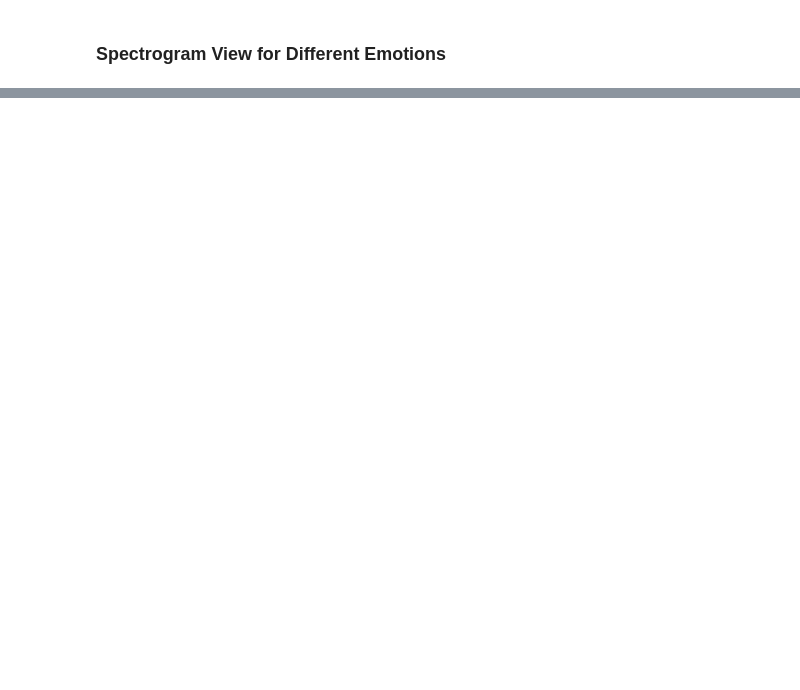
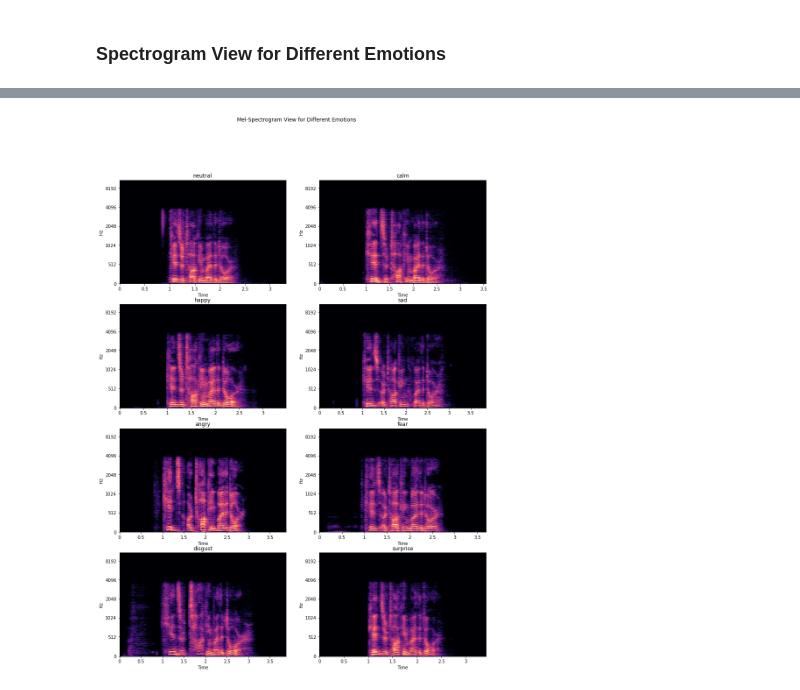
Before and after one commit to lloydlau9/capstone, a Jupyter notebook: code/01_data_cleaning_EDA.ipynb, the cells around one changed output, grey strips where cells are left out. Saved outputs shown, nothing was run; the diff lists cells and outputs as text; code cells hidden in the pictures; blank space fills up the shorter version.

```diff
--- a/code/01_data_cleaning_EDA.ipynb
+++ b/code/01_data_cleaning_EDA.ipynb
@@ -201,0 +202,15 @@ ParameterError: Audio data must be of type numpy.ndarray
+# %%
+ax1 = {}
+all_emotions=['neutral','calm','happy', 'sad', 'angry', 'fear', 'disgust', 'surprise']
+fig, (ax1) = plt.subplots(4, 2,figsize=(15,20))
+fig.suptitle('Mel-Spectrogram View for Different Emotions')
+k=0
+
+for i in range (4):
+    for j in range (2):
+        ax1[i][j].set_title(all_emotions[k])
+        Xdb = librosa.amplitude_to_db(abs(librosa.stft(data[k])))
+        librosa.display.specshow(Xdb, sr=sr, x_axis='time', y_axis='mel',ax=ax1[i][j])
+        k=k+1;
+# %% [output]
+[figure, added]
```
Also changed, not shown: parts of 6 cells of this notebook.
